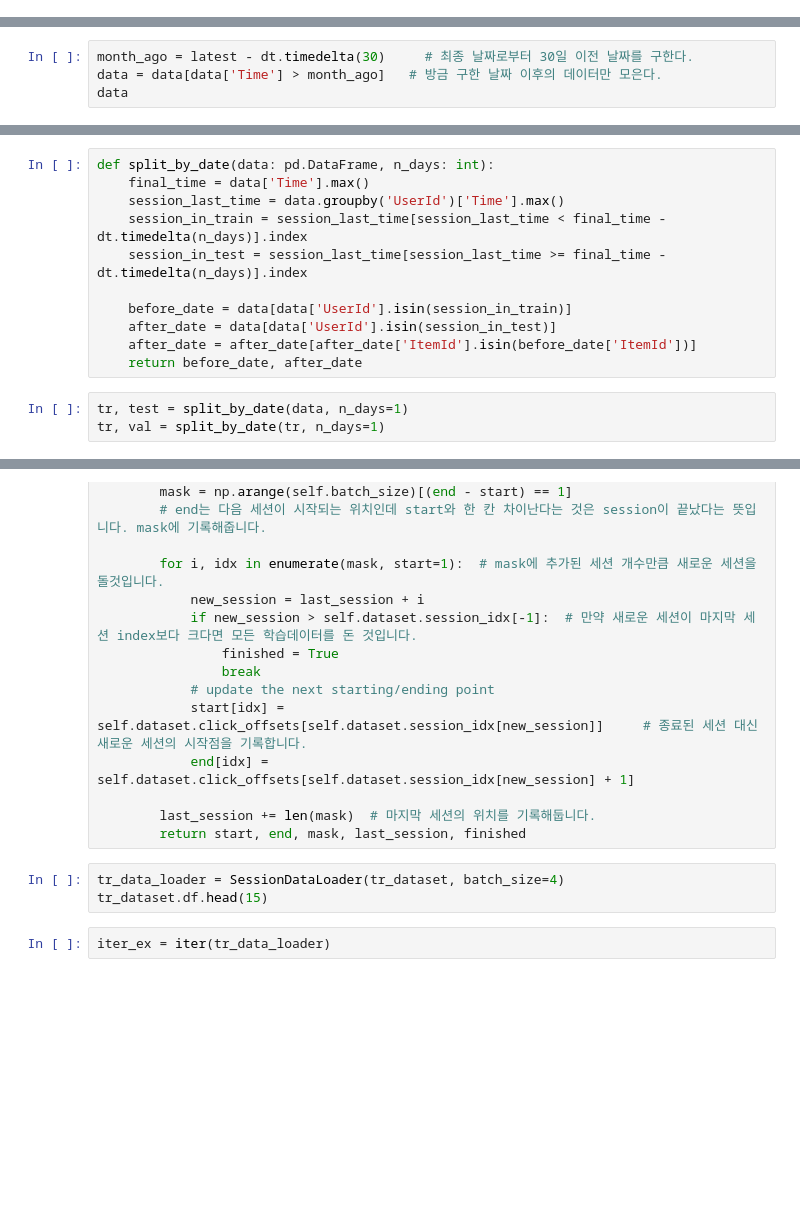
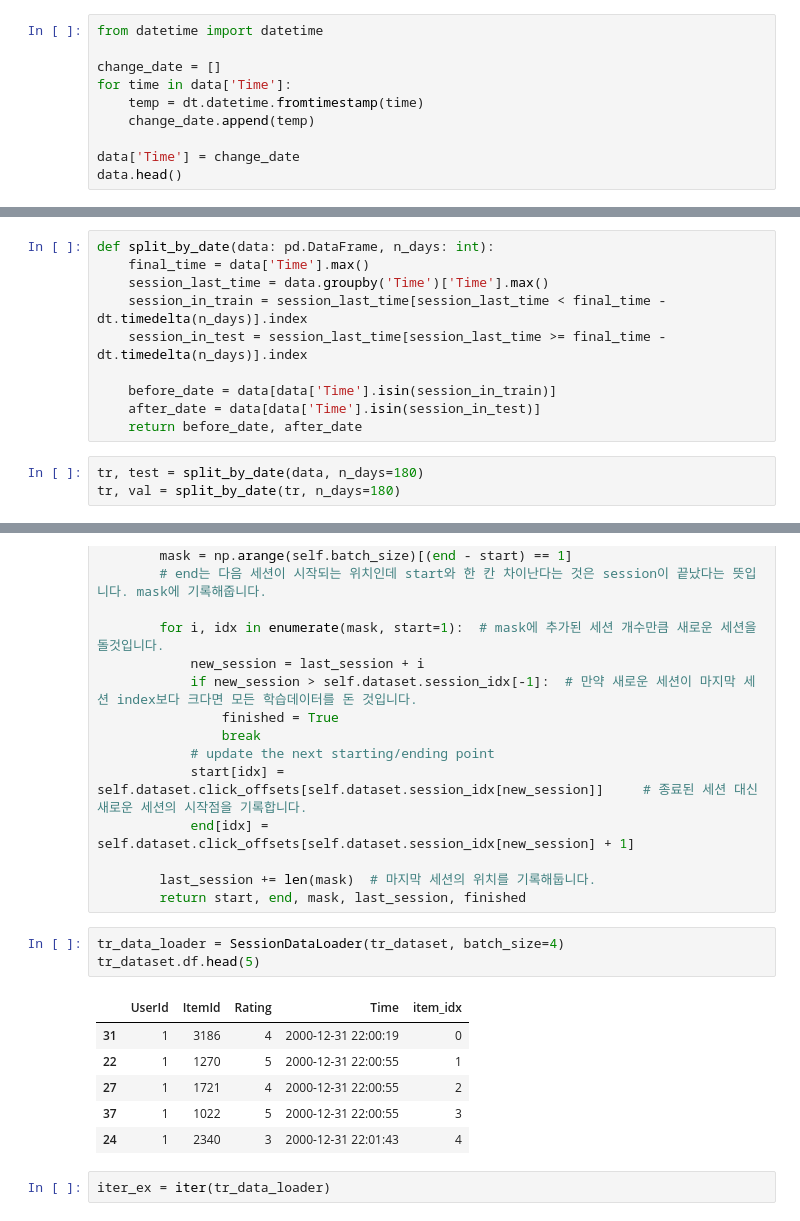
Before and after one commit to inistory/AIFFEL, a Jupyter notebook: E12/E12.ipynb, the cells around one changed output, grey strips where cells are left out. Saved outputs shown, nothing was run; the diff lists cells and outputs as text; blank space fills up the shorter version.

```diff
--- a/E12/E12.ipynb
+++ b/E12/E12.ipynb
@@ -135,3 +132,13 @@ plt.title('Cumsum Percentage Until 0.999', size=20)
 plt.show()
 # %% [output]
 [figure]
+# %%
+from datetime import datetime
+
+change_date = []
+for time in data['Time']:
+    temp = dt.datetime.fromtimestamp(time)
+    change_date.append(temp)
+
+data['Time'] = change_date
+data.head()
@@ -149,4 +158,0 @@ numpy.int64
-# %%
-month_ago = latest - dt.timedelta(30)     # 최종 날짜로부터 30일 이전 날짜를 구한다.
-data = data[data['Time'] > month_ago]   # 방금 구한 날짜 이후의 데이터만 모은다.
-data
@@ -190,17 +208,16 @@ test['Time'].min(), test['Time'].max()
 # %%
 def split_by_date(data: pd.DataFrame, n_days: int):
     final_time = data['Time'].max()
-    session_last_time = data.groupby('UserId')['Time'].max()
+    session_last_time = data.groupby('Time')['Time'].max()
     session_in_train = session_last_time[session_last_time < final_time - dt.timedelta(n_days)].index
     session_in_test = session_last_time[session_last_time >= final_time - dt.timedelta(n_days)].index
 
-    before_date = data[data['UserId'].isin(session_in_train)]
-    after_date = data[data['UserId'].isin(session_in_test)]
-    after_date = after_date[after_date['ItemId'].isin(before_date['ItemId'])]
+    before_date = data[data['Time'].isin(session_in_train)]
+    after_date = data[data['Time'].isin(session_in_test)]
     return before_date, after_date
 # %%
-tr, test = split_by_date(data, n_days=1)
-tr, val = split_by_date(tr, n_days=1)
+tr, test = split_by_date(data, n_days=180)
+tr, val = split_by_date(tr, n_days=180)
 # %%
 # data에 대한 정보를 살펴봅니다.
 def stats_info(data: pd.DataFrame, status: str):
@@ -324,7 +378,14 @@ class SessionDataLoader:
         return start, end, mask, last_session, finished
 # %%
 tr_data_loader = SessionDataLoader(tr_dataset, batch_size=4)
-tr_dataset.df.head(15)
+tr_dataset.df.head(5)
+# %% [output]
+|  | UserId | ItemId | Rating | Time | item_idx |
+| 31 | 1 | 3186 | 4 | 2000-12-31 22:00:19 | 0 |
+| 22 | 1 | 1270 | 5 | 2000-12-31 22:00:55 | 1 |
+| 27 | 1 | 1721 | 4 | 2000-12-31 22:00:55 | 2 |
+| 37 | 1 | 1022 | 5 | 2000-12-31 22:00:55 | 3 |
+| 24 | 1 | 2340 | 3 | 2000-12-31 22:01:43 | 4 |
 # %%
 iter_ex = iter(tr_data_loader)
 # %%
```
Also changed, not shown: parts of 35 cells of this notebook.
